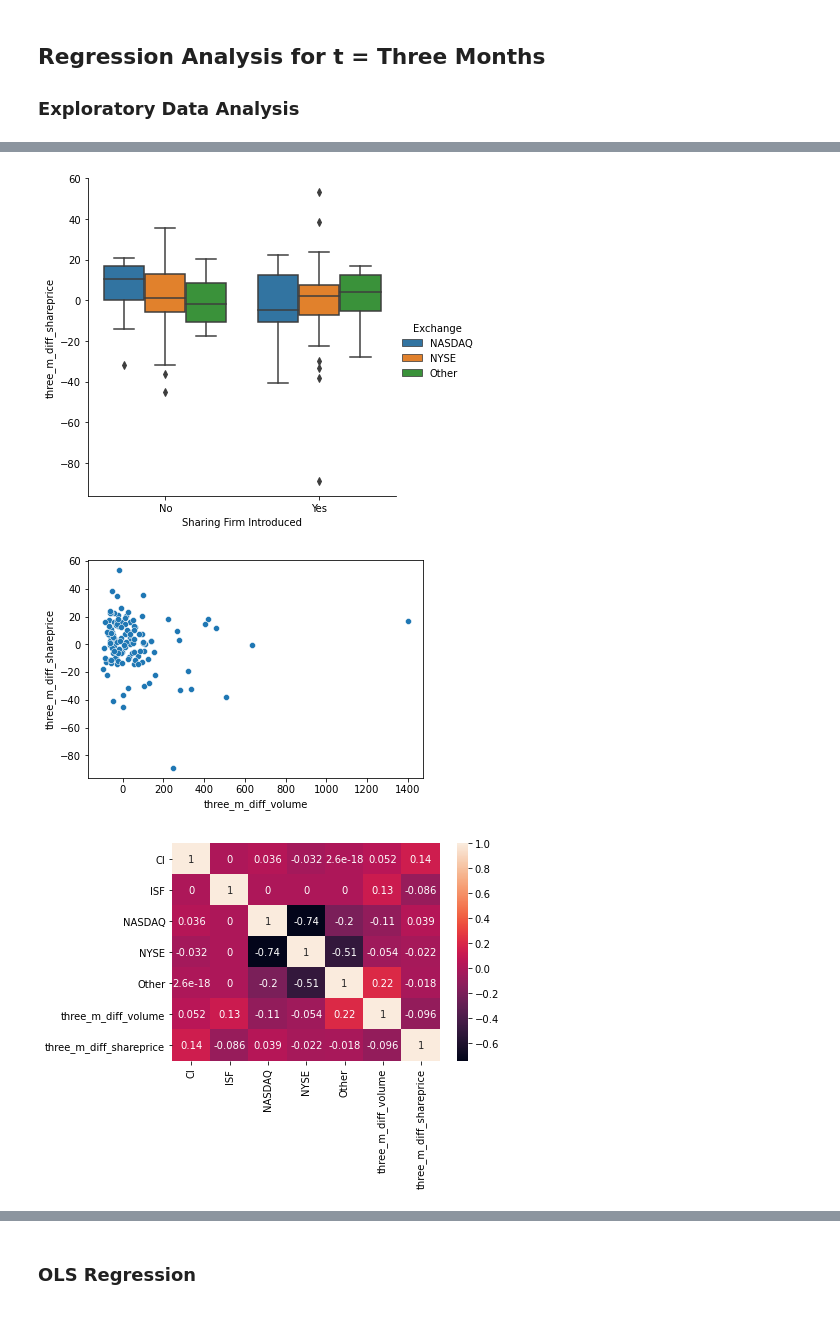
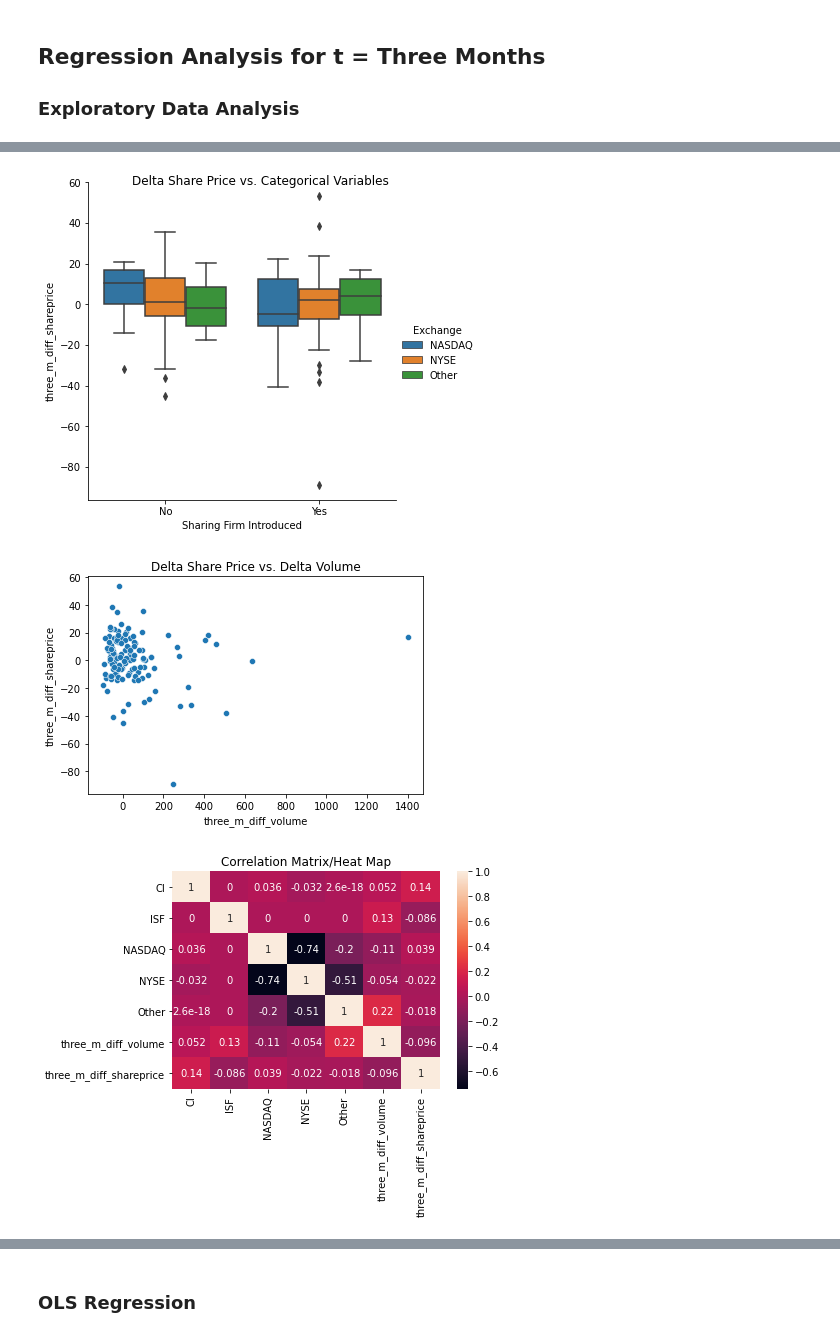
Before and after one commit to SolB77/Managerial-Economics-Senior-Thesis, a Jupyter notebook: Regression Analysis.ipynb, the cells around one changed output, grey strips where cells are left out. Saved outputs shown, nothing was run; the diff lists cells and outputs as text; code cells hidden in the pictures.

```diff
--- a/Regression Analysis.ipynb
+++ b/Regression Analysis.ipynb
@@ -178,13 +129,18 @@ threemonthdata.describe()
 # %%
 CATsvsThreeM = sns.catplot(x="Sharing Firm Introduced", y="three_m_diff_shareprice",hue='Exchange',kind='box',data=threemonthdata)
+CATsvsThreeM.fig.suptitle('Delta Share Price vs. Categorical Variables')
+CATsvsThreeM.savefig("Regression Output:Visualizations/EDA Plots/Three Month/threemonthcats.png")
 plt.show()
-VolumevsThreeM = sns.scatterplot(x="three_m_diff_volume", y="three_m_diff_shareprice",data=threemonthdata)
+VolumevsThreeM = sns.scatterplot(x="three_m_diff_volume", y="three_m_diff_shareprice",data=threemonthdata).set_title('Delta Share Price vs. Delta Volume')
+VolumevsThreeM.figure.savefig("Regression Output:Visualizations/EDA Plots/Three Month/threemonthvolume.png")
 plt.show()
-ThreeMHeatmap = sns.heatmap(threemonthdata.loc[:,'CI':'three_m_diff_shareprice'].corr(),annot=True)
+ThreeMHeatMap = sns.heatmap(threemonthdata.loc[:,'CI':'three_m_diff_shareprice'].corr(),annot=True).set_title("Correlation Matrix/Heat Map")
+ThreeMHeatMap.figure.savefig("Regression Output:Visualizations/EDA Plots/Three Month/threemonthheatmap.png")
 plt.show()
-ThreeMDistofSharePriceDiff = sns.distplot(threemonthdata['three_m_diff_shareprice'])
+ThreeMDistofSharePriceDiff = sns.distplot(threemonthdata['three_m_diff_shareprice']).set_title("KDE of Delta Share Price")
+ThreeMDistofSharePriceDiff.figure.savefig("Regression Output:Visualizations/EDA Plots/Three Month/threemonthkde.png")
 plt.show()
 # %% [output]
-[figure, old version]
+[figure, new version]
-[figure, old version]
+[figure, new version]
-[figure, old version]
+[figure, new version]
```
Also changed, not shown: parts of 49 cells of this notebook, 34 other files.
